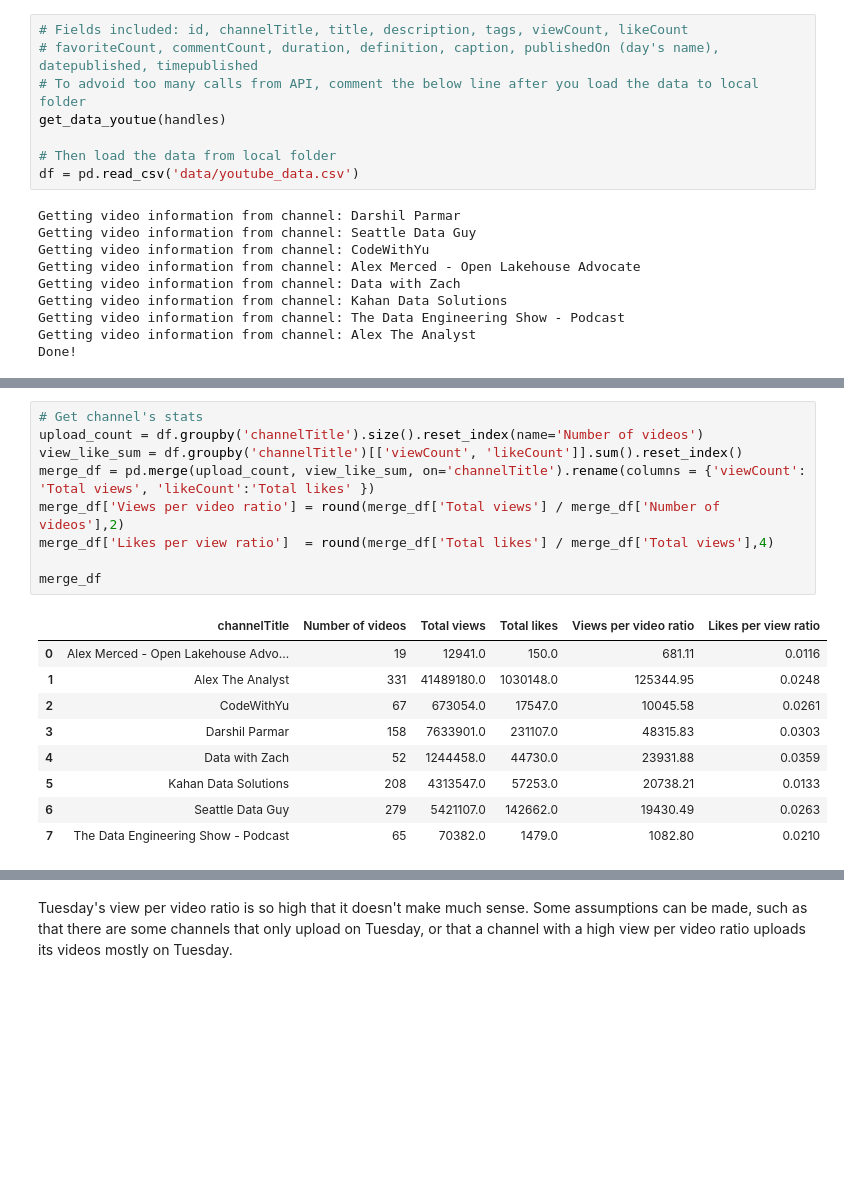
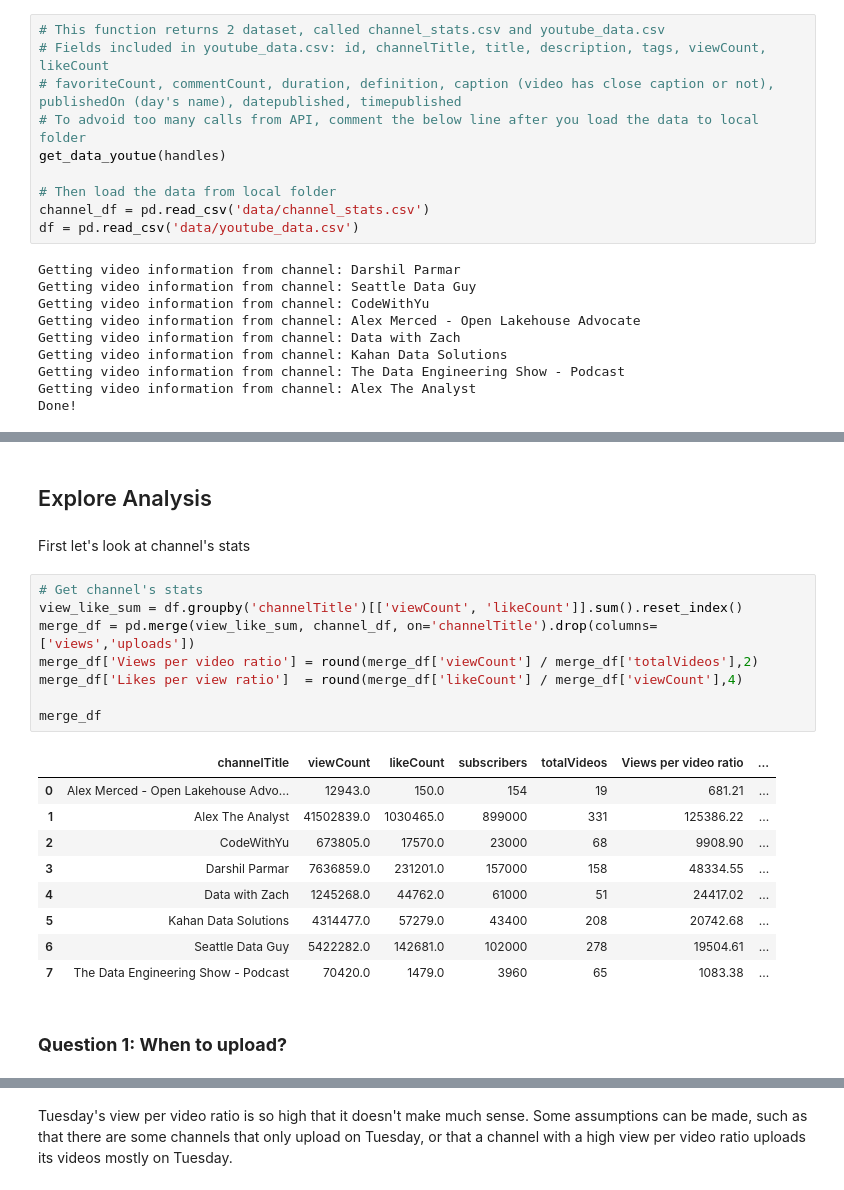
Before and after one commit to annguyen-git/should_you_upload_youtube, a Jupyter notebook: youtube_data_analytics.ipynb, the cells around one changed output, grey strips where cells are left out. Saved outputs shown, nothing was run; the diff lists cells and outputs as text; blank space fills up the shorter version.

Commit message:
update functions

```diff
--- a/youtube_data_analytics.ipynb
+++ b/youtube_data_analytics.ipynb
@@ -23,12 +25,14 @@ handles = ["@DarshilParmar",
            "@AlexTheAnalyst"
           ]
 # %%
-# Fields included: id, channelTitle, title, description, tags, viewCount, likeCount
-# favoriteCount, commentCount, duration, definition, caption, publishedOn (day's name), datepublished, timepublished
+# This function returns 2 dataset, called channel_stats.csv and youtube_data.csv
+# Fields included in youtube_data.csv: id, channelTitle, title, description, tags, viewCount, likeCount
+# favoriteCount, commentCount, duration, definition, caption (video has close caption or not), publishedOn (day's name), datepublished, timepublished
 # To advoid too many calls from API, comment the below line after you load the data to local folder
 get_data_youtue(handles)
 
 # Then load the data from local folder
+channel_df = pd.read_csv('data/channel_stats.csv')
 df = pd.read_csv('data/youtube_data.csv')
 # %% [output]
 Getting video information from channel: Darshil Parmar
@@ -67,22 +56,27 @@ memory usage: 130.2+ KB
+# %% [markdown]
+## Explore Analysis
+# %% [markdown]
+First let's look at channel's stats
 # %%
 # Get channel's stats
-upload_count = df.groupby('channelTitle').size().reset_index(name='Number of videos')
 view_like_sum = df.groupby('channelTitle')[['viewCount', 'likeCount']].sum().reset_index()
-merge_df = pd.merge(upload_count, view_like_sum, on='channelTitle').rename(columns = {'viewCount': 'Total views', 'likeCount':'Total likes' })
-merge_df['Views per video ratio'] = round(merge_df['Total views'] / merge_df['Number of videos'],2)
-merge_df['Likes per view ratio']  = round(merge_df['Total likes'] / merge_df['Total views'],4)
+merge_df = pd.merge(view_like_sum, channel_df, on='channelTitle').drop(columns= ['views','uploads'])
+merge_df['Views per video ratio'] = round(merge_df['viewCount'] / merge_df['totalVideos'],2)
+merge_df['Likes per view ratio']  = round(merge_df['likeCount'] / merge_df['viewCount'],4)
 
 merge_df
 # %% [output]
-|  | channelTitle | Number of videos | Total views | Total likes | Views per video ratio | Likes per view ratio |
-| 0 | Alex Merced - Open Lakehouse Advo... | 19 | 12941.0 | 150.0 | 681.11 | 0.0116 |
-| 1 | Alex The Analyst | 331 | 41489180.0 | 1030148.0 | 125344.95 | 0.0248 |
-| 2 | CodeWithYu | 67 | 673054.0 | 17547.0 | 10045.58 | 0.0261 |
-| 3 | Darshil Parmar | 158 | 7633901.0 | 231107.0 | 48315.83 | 0.0303 |
-| 4 | Data with Zach | 52 | 1244458.0 | 44730.0 | 23931.88 | 0.0359 |
-| 5 | Kahan Data Solutions | 208 | 4313547.0 | 57253.0 | 20738.21 | 0.0133 |
-| 6 | Seattle Data Guy | 279 | 5421107.0 | 142662.0 | 19430.49 | 0.0263 |
-| 7 | The Data Engineering Show - Podcast | 65 | 70382.0 | 1479.0 | 1082.80 | 0.0210 |
+|  | channelTitle | viewCount | likeCount | subscribers | totalVideos | Views per video ratio | ... |
+| 0 | Alex Merced - Open Lakehouse Advo... | 12943.0 | 150.0 | 154 | 19 | 681.21 | ... |
+| 1 | Alex The Analyst | 41502839.0 | 1030465.0 | 899000 | 331 | 125386.22 | ... |
+| 2 | CodeWithYu | 673805.0 | 17570.0 | 23000 | 68 | 9908.90 | ... |
+| 3 | Darshil Parmar | 7636859.0 | 231201.0 | 157000 | 158 | 48334.55 | ... |
+| 4 | Data with Zach | 1245268.0 | 44762.0 | 61000 | 51 | 24417.02 | ... |
+| 5 | Kahan Data Solutions | 4314477.0 | 57279.0 | 43400 | 208 | 20742.68 | ... |
+| 6 | Seattle Data Guy | 5422282.0 | 142681.0 | 102000 | 278 | 19504.61 | ... |
+| 7 | The Data Engineering Show - Podcast | 70420.0 | 1479.0 | 3960 | 65 | 1083.38 | ... |
+# %% [markdown]
+### **Question 1: When to upload?**
 # %%
 df_grouped = df.groupby(['publishedOn']).agg({'viewCount': 'sum', 'id': 'count'}).reset_index()
 
```
Also changed, not shown: parts of 17 cells of this notebook, 5 other files.
